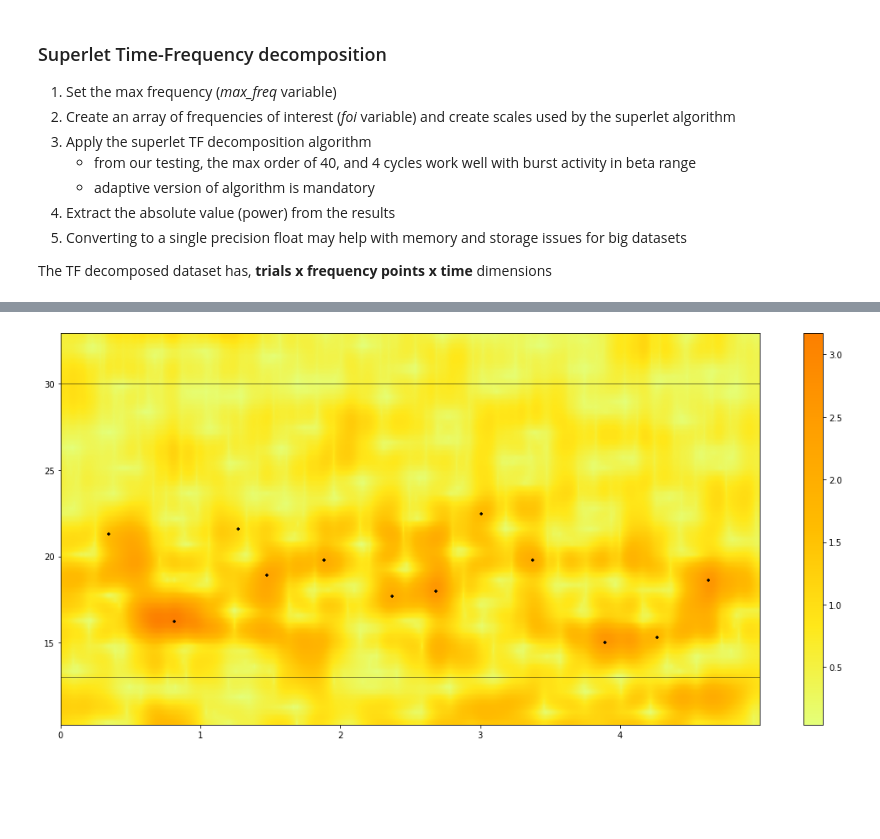
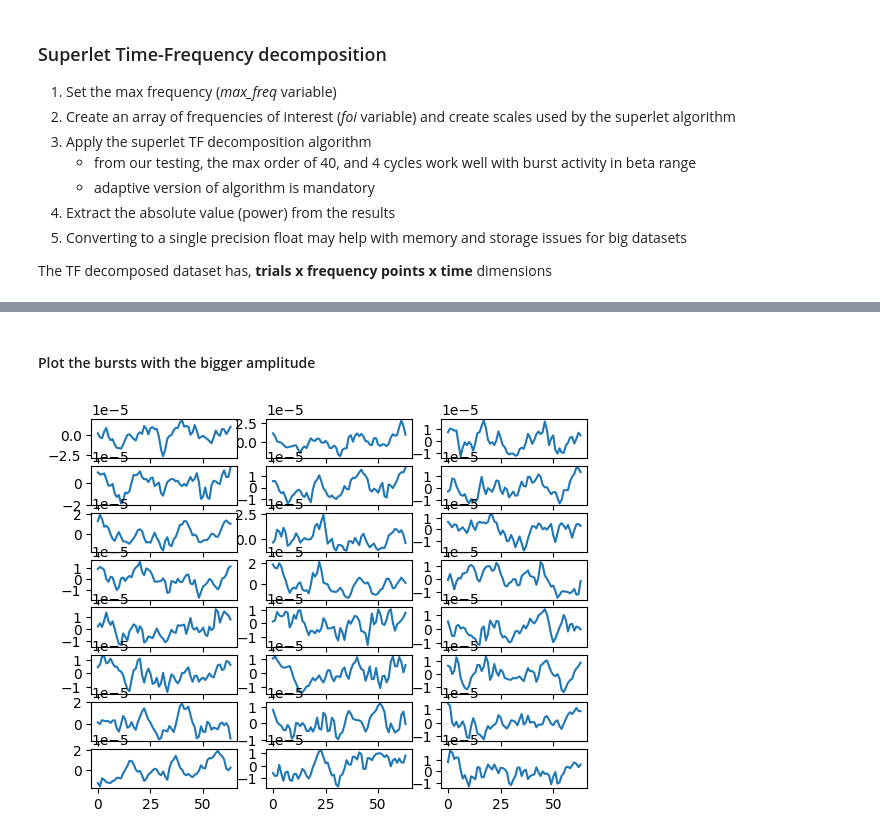
Before and after one commit to danclab/beta_burst, a Jupyter notebook: examples/superlet_burst_detection_example.ipynb, the cells around one changed output, grey strips where cells are left out. Cells and saved outputs as stored; diff of their text form; code cells hidden in the pictures; blank space fills up the shorter version.

```diff
--- a/examples/superlet_burst_detection_example.ipynb
+++ b/examples/superlet_burst_detection_example.ipynb
@@ -142,12 +189,11 @@ ax.set_ylim(-20, 20)
-# %%
-trial = 10
-tr_map = bursts["trial"] == trial
-f, ax = plt.subplots(1,1, figsize=(15, 7))
-spectrum = ax.imshow(tf_trials[trial][search_range], cmap="Wistia", origin="lower", extent=(times[0], times[-1], foi[search_range][0], foi[search_range][-1]), aspect="auto")
-ax.scatter(bursts["peak_time"][tr_map], bursts["peak_freq"][tr_map], s=10, marker="+", c="black")
-ax.axhline(beta_lims[0], lw=0.5, c="black")
-ax.axhline(beta_lims[1], lw=0.5, c="black")
-plt.colorbar(spectrum, ax=ax)
-plt.tight_layout()
-# %% [output]
-[figure, removed]
+# %% [markdown]
+#### Plot the bursts with the bigger amplitude
+# %%
+bigger = np.argsort(bursts['peak_amp_iter'])[::-1][:24]
+nb_bursts = len(bursts['waveform'])
+
+for idx, burst in enumerate(bursts['waveform'][bigger]):
+    plt.subplot(8,3,idx+1)
+    plt.plot(burst)
+# %% [output]
+[figure, added]
```
Also changed, not shown: parts of 27 cells of this notebook, 5 other files.
